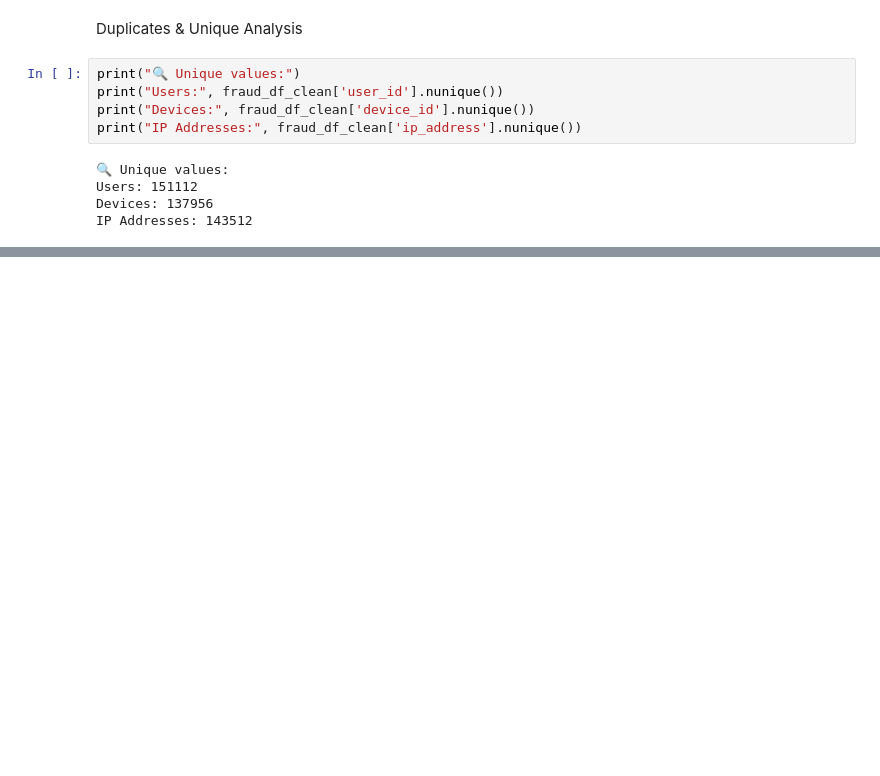
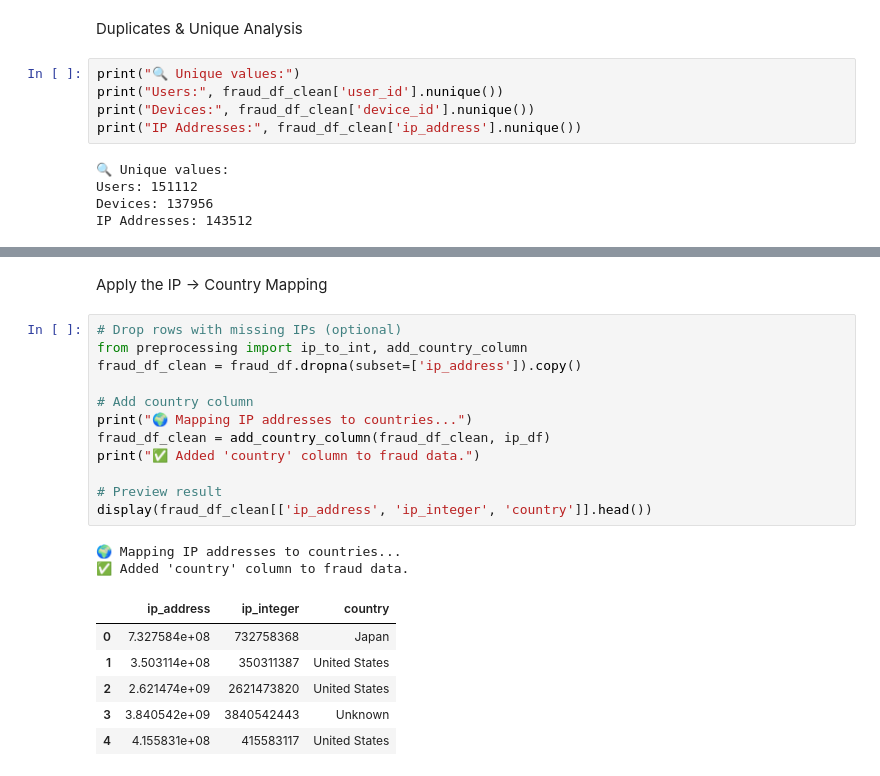
Before and after one commit to Filimon-H/fraud-detection-ecommerce-banking, a Jupyter notebook: notebook/eda_fraud_data.ipynb, the cells around one changed output, grey strips where cells are left out. Drawn from its saved outputs; the diff is of its cells as text; blank space fills up the shorter version.

```diff
--- a/notebook/eda_fraud_data.ipynb
+++ b/notebook/eda_fraud_data.ipynb
@@ -287,0 +301,23 @@ IP Addresses: 143512
+# %% [markdown]
+Apply the IP → Country Mapping
+# %%
+# Drop rows with missing IPs (optional)
+from preprocessing import ip_to_int, add_country_column
+fraud_df_clean = fraud_df.dropna(subset=['ip_address']).copy()
+
+# Add country column
+print("🌍 Mapping IP addresses to countries...")
+fraud_df_clean = add_country_column(fraud_df_clean, ip_df)
+print("✅ Added 'country' column to fraud data.")
+
+# Preview result
+display(fraud_df_clean[['ip_address', 'ip_integer', 'country']].head())
+# %% [output]
+🌍 Mapping IP addresses to countries...
+✅ Added 'country' column to fraud data.
+|  | ip_address | ip_integer | country |
+| 0 | 7.327584e+08 | 732758368 | Japan |
+| 1 | 3.503114e+08 | 350311387 | United States |
+| 2 | 2.621474e+09 | 2621473820 | United States |
+| 3 | 3.840542e+09 | 3840542443 | Unknown |
+| 4 | 4.155831e+08 | 415583117 | United States |
```
Also changed, not shown: parts of 6 cells of this notebook, 1 other file.
